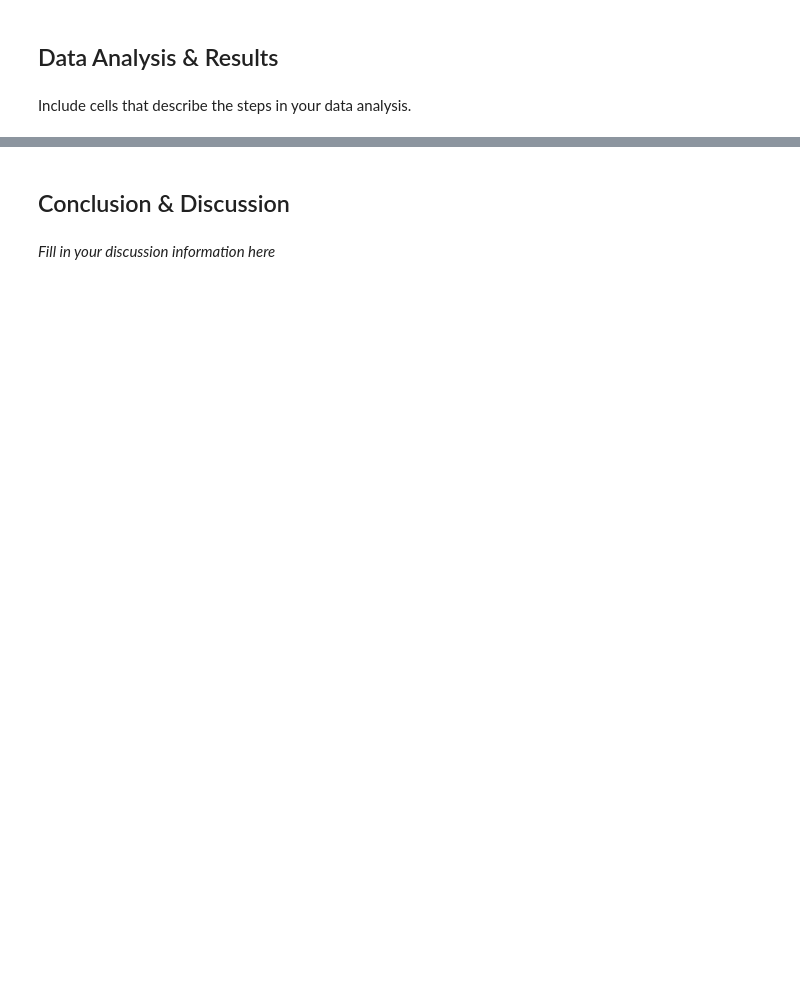
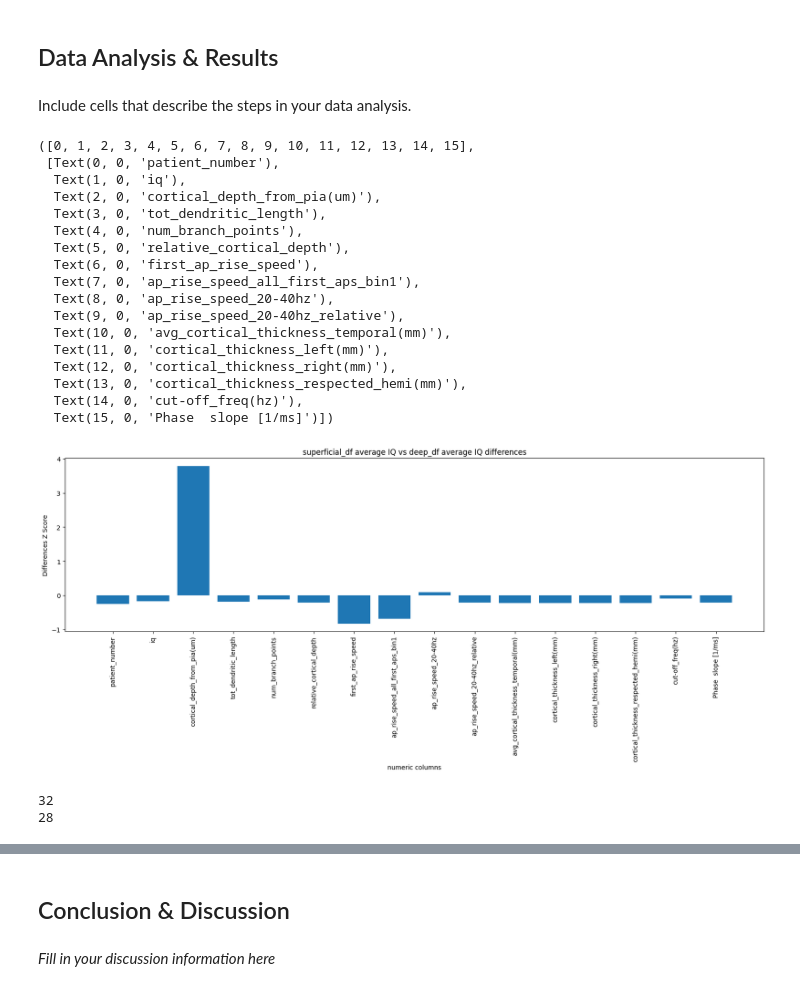
Before and after one commit to earanda4/Cell_Types_Project, a Jupyter notebook: Cell_Types_Project_Draft.ipynb, the cells around one changed output, grey strips where cells are left out. Drawn from its saved outputs; the diff is of its cells as text; code cells hidden in the pictures; blank space fills up the shorter version.

```diff
--- a/Cell_Types_Project_Draft.ipynb
+++ b/Cell_Types_Project_Draft.ipynb
@@ -36,3 +52,11 @@
+# %%
+#imports
+import pandas as pd
+import numpy as np
+import matplotlib.pyplot as plt
+from scipy import stats
+
+df = pd.read_csv('DataTable_Dryad.csv')
 # %% [markdown]
 ## Data Wrangling
 # %% [markdown]
@@ -42,0 +87,6 @@ Describe your data wrangling steps here.
+# %%
+# renaming columns, for standardization and to remove quotation marks from column name
+df.rename(columns={"'IQ'": 'iq', "Cell id": 'cell_id', 'Patient number': 'patient_number', "'Cortical depth of the cell from pia, um'": 'cortical_depth_from_pia(um)', "'TDL, mm'": 'tot_dendritic_length'}, inplace=True)
+df.rename(columns={"'Number of branch points'":'num_branch_points', "'Relative cortical depth'":'relative_cortical_depth', 'First AP rise speed': 'first_ap_rise_speed', "'APriseSpeed All First APs bin1'": 'ap_rise_speed_all_first_aps_bin1',"'APriseSpeed 20-40 Hz'": 'ap_rise_speed_20-40hz', "'APriseSpeed 20-40 Hz relative values'":'ap_rise_speed_20-40hz_relative', "'Average cortical thickness temporal lobe, mm'":'avg_cortical_thickness_temporal(mm)', "'Cortical Thickness Left, mm'":'cortical_thickness_left(mm)',"'Cortical Thickness Right, mm'":'cortical_thickness_right(mm)', "'Cortical Thickness resected hemisphere, mm'":'cortical_thickness_respected_hemi(mm)', 'Cut-off frequency [Hz]':'cut-off_freq(hz)', 'Phase slope [1/ms]':'phase_slope(1/ms)'}, inplace=True)
+len(df['cell_id'].unique())
+len(df)
@@ -42,0 +95,7 @@ Describe your data wrangling steps here.
+# %%
+num_columns = list(df.columns)
+num_columns.remove('cell_id') # not numeric
+
+for i in num_columns: # turn numeric columns to numbers instead of strings to perform computations
+    df[i] = pd.to_numeric(df[i], errors='coerce')
+df.head()
@@ -49,0 +115,48 @@ Include cells that describe the steps in your data analysis.
+# %%
+# find any differences between superficial cortical neurons and deep cortical neurons based on the difference function from class
+superficial_df = df[df['relative_cortical_depth'] < .39]
+deep_df = df[df['relative_cortical_depth'] >= .39]
+
+from scipy import stats
+import numpy as np
+import matplotlib.pyplot as plt
+# Set up the figure
+fig,ax = plt.subplots(figsize=(20,5))
+
+differences = []
+for i in df.columns:
+    if i in num_columns:
+        superficial_df_mean = superficial_df[i].mean()
+        deep_df_mean = deep_df[i].mean()
+        differences.append(deep_df_mean-superficial_df_mean)
+diff_zscore = stats.zscore(differences)
+plt.bar(num_columns, diff_zscore)
+plt.xlabel('numeric columns')
+plt.ylabel('Differences Z Score')
+plt.title('superficial_df average IQ vs deep_df average IQ differences')
+plt.xticks(rotation=90)
+# %% [output]
+([0, 1, 2, 3, 4, 5, 6, 7, 8, 9, 10, 11, 12, 13, 14, 15],
+ [Text(0, 0, 'patient_number'),
+  Text(1, 0, 'iq'),
+  Text(2, 0, 'cortical_depth_from_pia(um)'),
+  Text(3, 0, 'tot_dendritic_length'),
+  Text(4, 0, 'num_branch_points'),
+  Text(5, 0, 'relative_cortical_depth'),
+  Text(6, 0, 'first_ap_rise_speed'),
+  Text(7, 0, 'ap_rise_speed_all_first_aps_bin1'),
+  Text(8, 0, 'ap_rise_speed_20-40hz'),
+  Text(9, 0, 'ap_rise_speed_20-40hz_relative'),
+  Text(10, 0, 'avg_cortical_thickness_temporal(mm)'),
+  Text(11, 0, 'cortical_thickness_left(mm)'),
+  Text(12, 0, 'cortical_thickness_right(mm)'),
+  Text(13, 0, 'cortical_thickness_respected_hemi(mm)'),
+  Text(14, 0, 'cut-off_freq(hz)'),
+  Text(15, 0, 'Phase  slope [1/ms]')])
+[figure, added]
+# %%
+print(len(deep_df))
+print(len(superficial_df))
+# %% [output]
+32
+28
```
Also changed, not shown: parts of 18 cells of this notebook.
